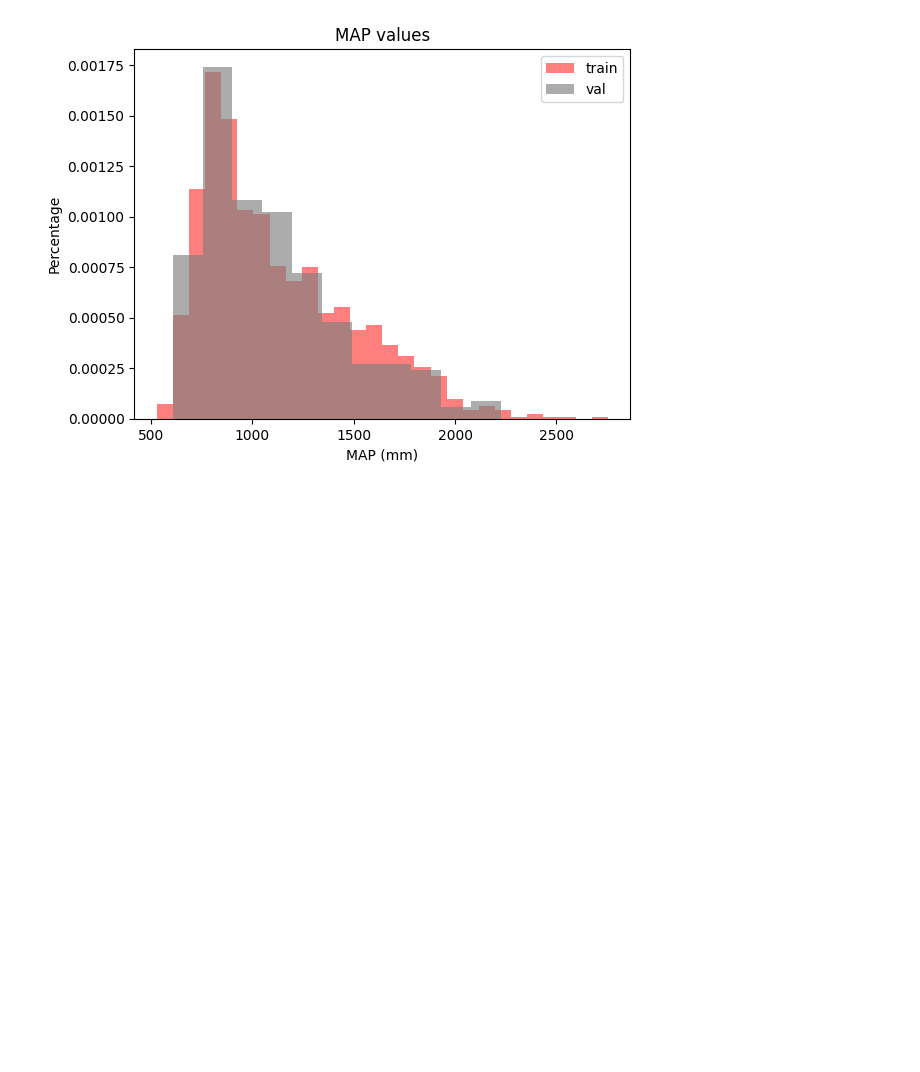
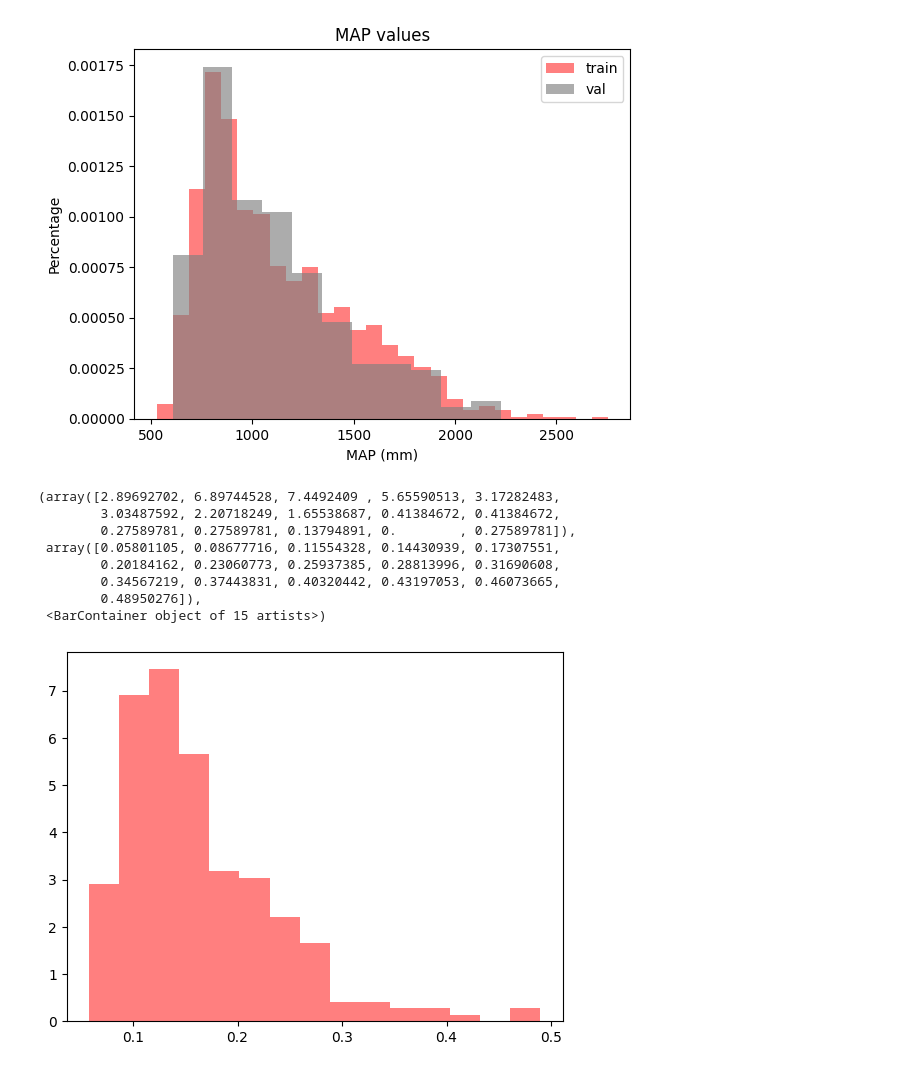
Before and after one commit to oshodiS/Rainfall-BetaEstimation, a Jupyter notebook: project.ipynb, the cells around one changed output. Drawn from its saved outputs; the diff is of its cells as text; code cells hidden in the pictures; blank space fills up the shorter version.

```diff
--- a/project.ipynb
+++ b/project.ipynb
@@ -29,3 +68,6 @@ spiegazione di come vengono taggruppate i vari dati
+# %%
+new_df = df.copy()
+new_df.drop("AMS",axis=1, inplace=True)
 # %%
 durations = [1, 3, 6, 12, 24]
 
@@ -41,9 +83,9 @@ pivoted_IdD.columns = [f'IdD_{col}' for col in pivoted_IdD.columns]
 pivoted_AMS.reset_index(inplace=True)
 pivoted_IdD.reset_index(inplace=True)
 
-df = pd.merge(df, pivoted_AMS, on='ID')
-df = pd.merge(df, pivoted_IdD, on='ID')
+print(pivoted_AMS)
+new_df = pd.merge(new_df, pivoted_AMS, on='ID')
+new_df = pd.merge(new_df, pivoted_IdD, on='ID')
 
-
-df.head()
+new_df.head()
 # %% [output]
@@ -57,7 +116,7 @@ df.head()
 # %%
 # Take only the rows with unique ID
-df_unique = df.drop_duplicates(subset=['ID'], keep='first')
-df_unique = df_unique.drop(['duration[h]','AMS', 'mean_IdD'], axis=1)
+df_unique = new_df.drop_duplicates(subset=['ID'], keep='first')
+df_unique = df_unique.drop(['duration[h]', 'mean_IdD'], axis=1)
 df_unique.reset_index(drop=True, inplace=True)
 # %%
 df2 = pd.read_csv('data/gumMap_statbench_Gumfit_NEW.csv', sep=',', encoding='utf-8')
@@ -176,3 +231,23 @@ def standardize_AMS(df, durations):
 train_df = standardize_AMS(train_df, durations)
 val_df = standardize_AMS(val_df, durations)
 test_df = standardize_AMS(test_df, durations)
+# %%
+ams_1 = train_df['AMS_1'].tolist()
+
+#remove nan values from the list
+ams_1 = [x for x in ams_1 if str(x) != 'nan']
+ams_1 = [item for sublist in ams_1[:8] for item in sublist]
+
+
+#plot the histogram
+plt.hist(ams_1, bins='auto', alpha=0.5, label='train', density=True, color='red')
+# %% [output]
+(array([2.89692702, 6.89744528, 7.4492409 , 5.65590513, 3.17282483,
+        3.03487592, 2.20718249, 1.65538687, 0.41384672, 0.41384672,
+        0.27589781, 0.27589781, 0.13794891, 0.        , 0.27589781]),
+ array([0.05801105, 0.08677716, 0.11554328, 0.14430939, 0.17307551,
+        0.20184162, 0.23060773, 0.25937385, 0.28813996, 0.31690608,
+        0.34567219, 0.37443831, 0.40320442, 0.43197053, 0.46073665,
+        0.48950276]),
+ <BarContainer object of 15 artists>)
+[figure, added]
```
Also changed, not shown: parts of 11 cells of this notebook.
